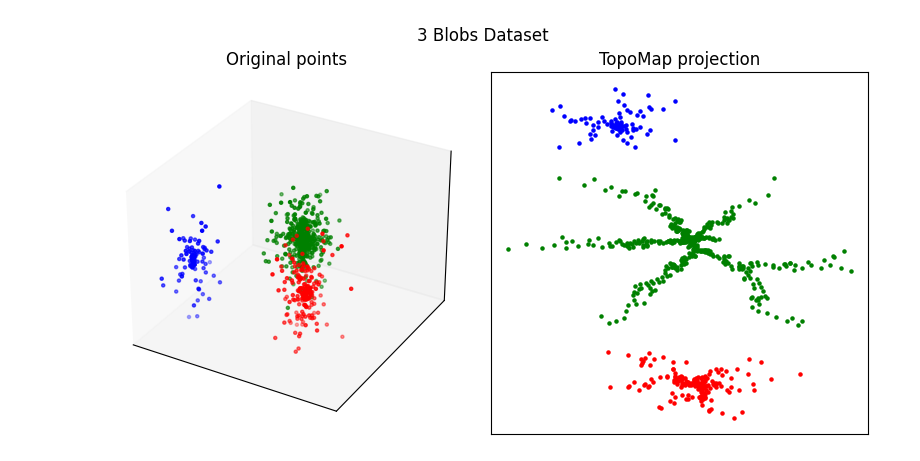
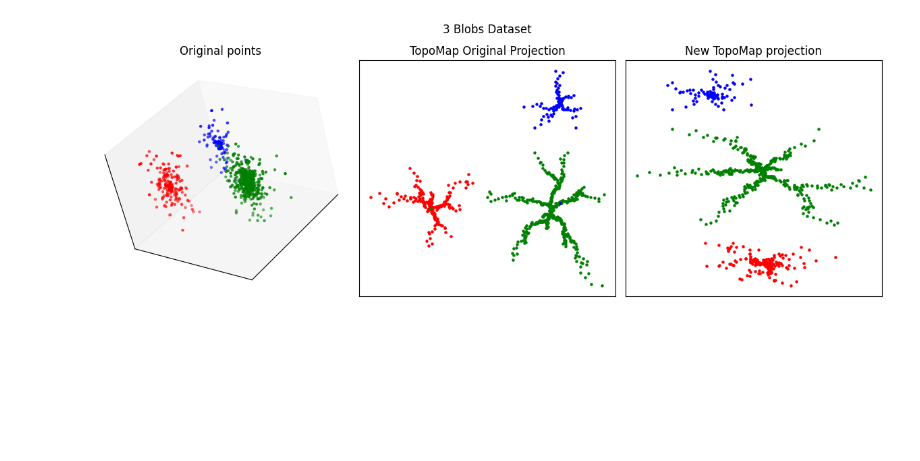
Before and after one commit to viguardieiro/TopoMap, a Jupyter notebook: Examples.ipynb, the cells around one changed output. Cells and saved outputs as stored; diff of their text form; code cells hidden in the pictures; blank space fills up the shorter version.

Commit message:
Add original topomap projections to Examples

```diff
--- a/Examples.ipynb
+++ b/Examples.ipynb
@@ -5,11 +7,10 @@ import matplotlib.pyplot as plt
 # %%
-def plot_data_projection(df, data, proj):
+def plot_data_projection(df, data, proj, proj_original):
     colors = ['blue', 'red', 'green']
 
-    fig = plt.figure(figsize=(8,12))
+    fig = plt.figure(figsize=(12,8))
 
-
-    ax = fig.add_subplot(3, 2, 1, projection='3d')
+    ax = fig.add_subplot(2, 3, 1, projection='3d')
     for cluster in df['ClusterId'].unique():
         i_cluster = list(df[df['ClusterId']==cluster].index)
         ax.scatter(data[i_cluster,0], data[i_cluster,1], data[i_cluster,2],
@@ -17,16 +18,26 @@ def plot_data_projection(df, data, proj):
     ax.set_xticks([])
     ax.set_yticks([])
     ax.set_zticks([])
+    ax.view_init(elev=30, azim=45, roll=15)
     ax.set_title('Original points')
 
-    ax = fig.add_subplot(3, 2, 2)
+    ax = fig.add_subplot(2, 3, 2)
+    for cluster in df['ClusterId'].unique():
+        i_cluster = list(df[df['ClusterId']==cluster].index)
+        ax.scatter(proj_original[i_cluster,0], proj_original[i_cluster,1],
+                c=colors[cluster], s=5)
+    ax.set_xticks([])
+    ax.set_yticks([])
+    ax.set_title('TopoMap Original Projection')
+
+    ax = fig.add_subplot(2, 3, 3)
     for cluster in df['ClusterId'].unique():
         i_cluster = list(df[df['ClusterId']==cluster].index)
         ax.scatter(proj[i_cluster,0], proj[i_cluster,1],
                 c=colors[cluster], s=5)
     ax.set_xticks([])
     ax.set_yticks([])
-    ax.set_title('TopoMap projection')
+    ax.set_title('New TopoMap projection')
 
     fig.tight_layout()
 
@@ -34,16 +45,17 @@ def plot_data_projection(df, data, proj):
 # %%
 df_blobs = pd.read_csv('data/3blobs.csv')
 data_blobs = df_blobs[['x','y','z']].values
+proj_original_blobs = np.genfromtxt('data/3blobs_output.csv', delimiter=',')
 
 topomap_blobs = TopoMap(data_blobs)
 proj_blobs = topomap_blobs.run()
 # %%
-fig_blobs = plot_data_projection(df_blobs, data_blobs, proj_blobs)
+fig_blobs = plot_data_projection(df_blobs, data_blobs, proj_blobs, proj_original_blobs)
 fig_blobs.suptitle('3 Blobs Dataset')
 fig_blobs.tight_layout()
 plt.show()
 # %% [output]
-[figure, old version]
+[figure, new version]
 # %%
 df_rings = pd.read_csv('data/3rings.csv')
 data_rings = df_rings[['x','y','z']].values
```
Also changed, not shown: parts of 5 cells of this notebook, 3 other files.
